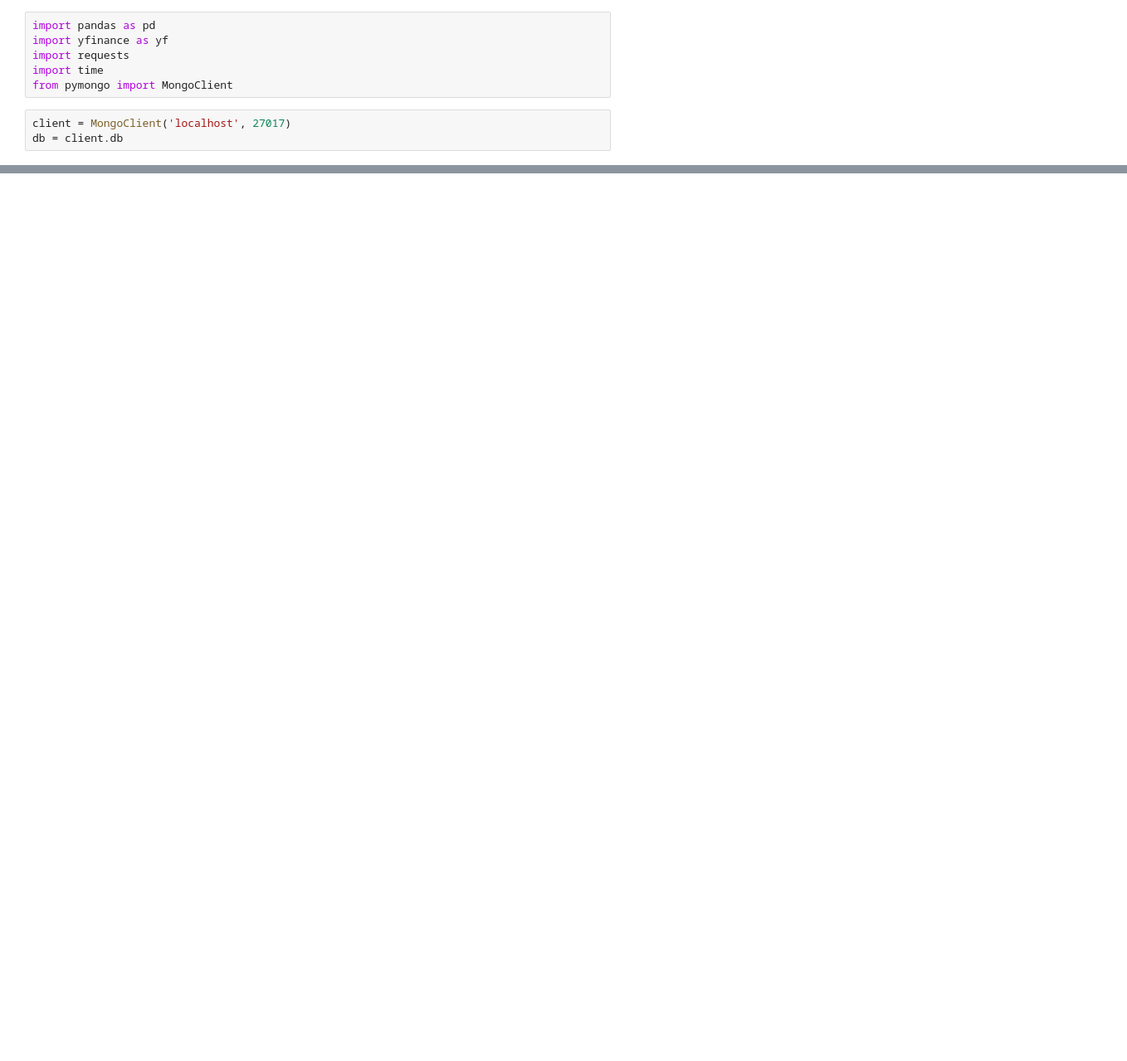
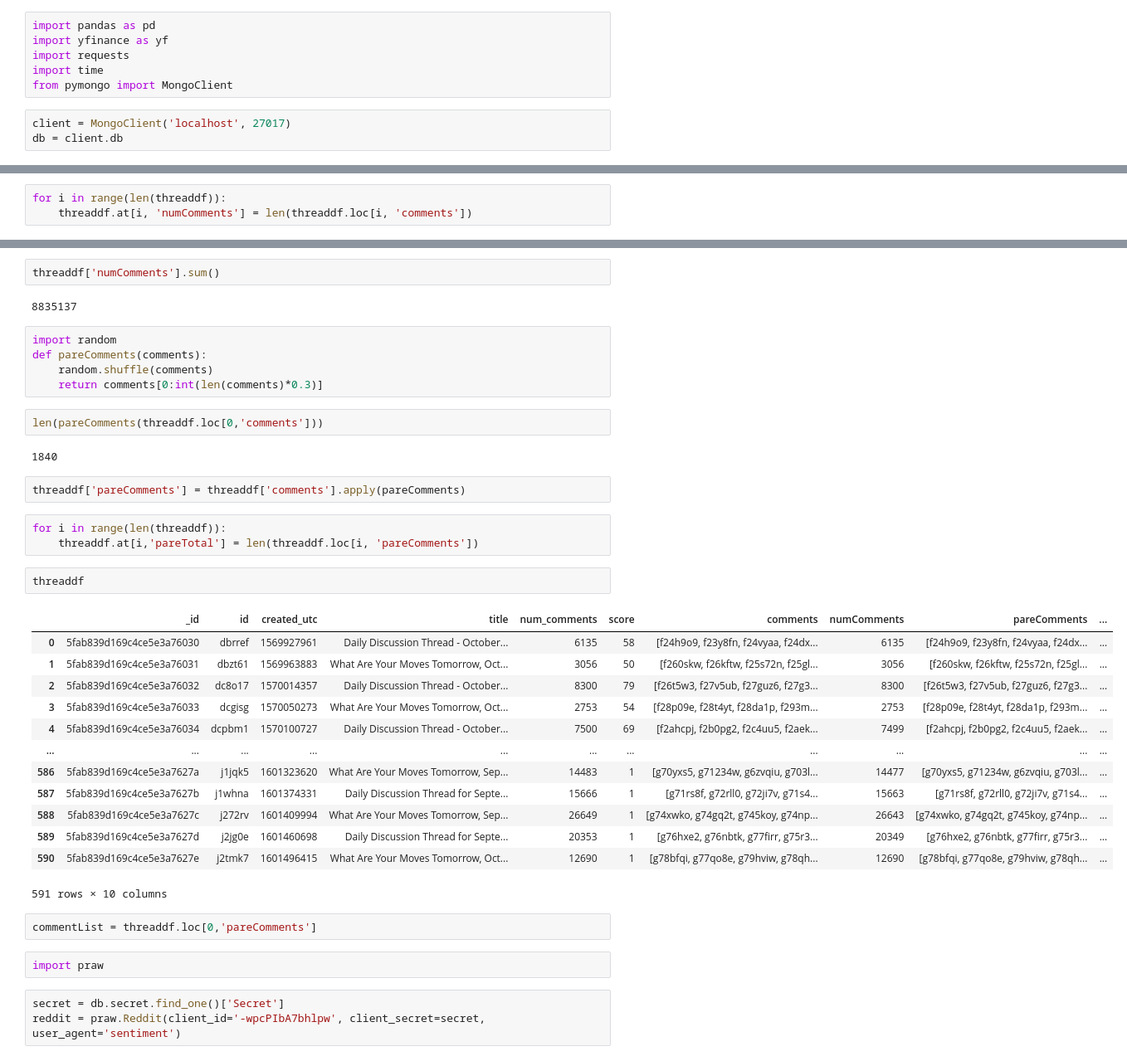
Before and after one commit to owenwjc/SentimentTrader, a Jupyter notebook: dataAgg.ipynb, the cells around one changed output, grey strips where cells are left out. Shown: that part at 83% size. Drawn from its saved outputs; the diff is of its cells as text; blank space fills up the shorter version.

```diff
--- a/dataAgg.ipynb
+++ b/dataAgg.ipynb
@@ -145,0 +75,3 @@ db.comments.insert_many(uploaddf.to_dict('records'))
+# %%
+for i in range(len(threaddf)):
+    threaddf.at[i, 'numComments'] = len(threaddf.loc[i, 'comments'])
@@ -145,0 +131,41 @@ db.comments.insert_many(uploaddf.to_dict('records'))
+# %%
+threaddf['numComments'].sum()
+# %% [output]
+8835137
+# %%
+import random
+def pareComments(comments):
+    random.shuffle(comments)
+    return comments[0:int(len(comments)*0.3)]
+# %%
+len(pareComments(threaddf.loc[0,'comments']))
+# %% [output]
+1840
+# %%
+threaddf['pareComments'] = threaddf['comments'].apply(pareComments)
+# %%
+for i in range(len(threaddf)):
+    threaddf.at[i,'pareTotal'] = len(threaddf.loc[i, 'pareComments'])
+# %%
+threaddf
+# %% [output]
+|  | _id | id | created_utc | title | num_comments | score | comments | numComments | pareComments | ... |
+| 0 | 5fab839d169c4ce5e3a76030 | dbrref | 1569927961 | Daily Discussion Thread - October... | 6135 | 58 | [f24h9o9, f23y8fn, f24vyaa, f24dx... | 6135 | [f24h9o9, f23y8fn, f24vyaa, f24dx... | ... |
+| 1 | 5fab839d169c4ce5e3a76031 | dbzt61 | 1569963883 | What Are Your Moves Tomorrow, Oct... | 3056 | 50 | [f260skw, f26kftw, f25s72n, f25gl... | 3056 | [f260skw, f26kftw, f25s72n, f25gl... | ... |
+| 2 | 5fab839d169c4ce5e3a76032 | dc8o17 | 1570014357 | Daily Discussion Thread - October... | 8300 | 79 | [f26t5w3, f27v5ub, f27guz6, f27g3... | 8300 | [f26t5w3, f27v5ub, f27guz6, f27g3... | ... |
+| 3 | 5fab839d169c4ce5e3a76033 | dcgisg | 1570050273 | What Are Your Moves Tomorrow, Oct... | 2753 | 54 | [f28p09e, f28t4yt, f28da1p, f293m... | 2753 | [f28p09e, f28t4yt, f28da1p, f293m... | ... |
+| 4 | 5fab839d169c4ce5e3a76034 | dcpbm1 | 1570100727 | Daily Discussion Thread - October... | 7500 | 69 | [f2ahcpj, f2b0pg2, f2c4uu5, f2aek... | 7499 | [f2ahcpj, f2b0pg2, f2c4uu5, f2aek... | ... |
+| ... | ... | ... | ... | ... | ... | ... | ... | ... | ... | ... |
+| 586 | 5fab839d169c4ce5e3a7627a | j1jqk5 | 1601323620 | What Are Your Moves Tomorrow, Sep... | 14483 | 1 | [g70yxs5, g71234w, g6zvqiu, g703l... | 14477 | [g70yxs5, g71234w, g6zvqiu, g703l... | ... |
+| 587 | 5fab839d169c4ce5e3a7627b | j1whna | 1601374331 | Daily Discussion Thread for Septe... | 15666 | 1 | [g71rs8f, g72rll0, g72ji7v, g71s4... | 15663 | [g71rs8f, g72rll0, g72ji7v, g71s4... | ... |
+| 588 | 5fab839d169c4ce5e3a7627c | j272rv | 1601409994 | What Are Your Moves Tomorrow, Sep... | 26649 | 1 | [g74xwko, g74gq2t, g745koy, g74np... | 26643 | [g74xwko, g74gq2t, g745koy, g74np... | ... |
+| 589 | 5fab839d169c4ce5e3a7627d | j2jg0e | 1601460698 | Daily Discussion Thread for Septe... | 20353 | 1 | [g76hxe2, g76nbtk, g77firr, g75r3... | 20349 | [g76hxe2, g76nbtk, g77firr, g75r3... | ... |
+| 590 | 5fab839d169c4ce5e3a7627e | j2tmk7 | 1601496415 | What Are Your Moves Tomorrow, Oct... | 12690 | 1 | [g78bfqi, g77qo8e, g79hviw, g78qh... | 12690 | [g78bfqi, g77qo8e, g79hviw, g78qh... | ... |
+591 rows × 10 columns
+# %%
+commentList = threaddf.loc[0,'pareComments']
+# %%
+import praw
+# %%
+secret = db.secret.find_one()['Secret']
+reddit = praw.Reddit(client_id='-wpcPIbA7bhlpw', client_secret=secret, user_agent='sentiment')
```
Also changed, not shown: parts of 33 cells of this notebook.
